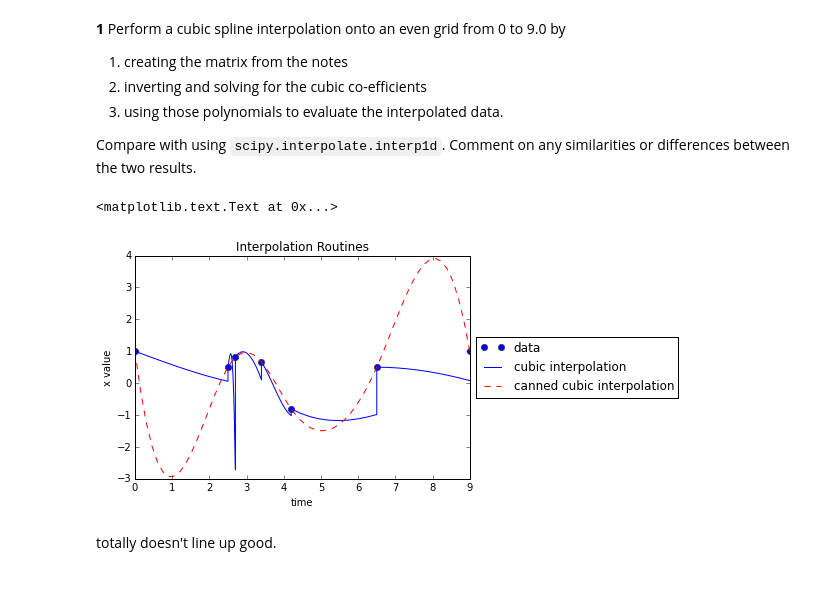
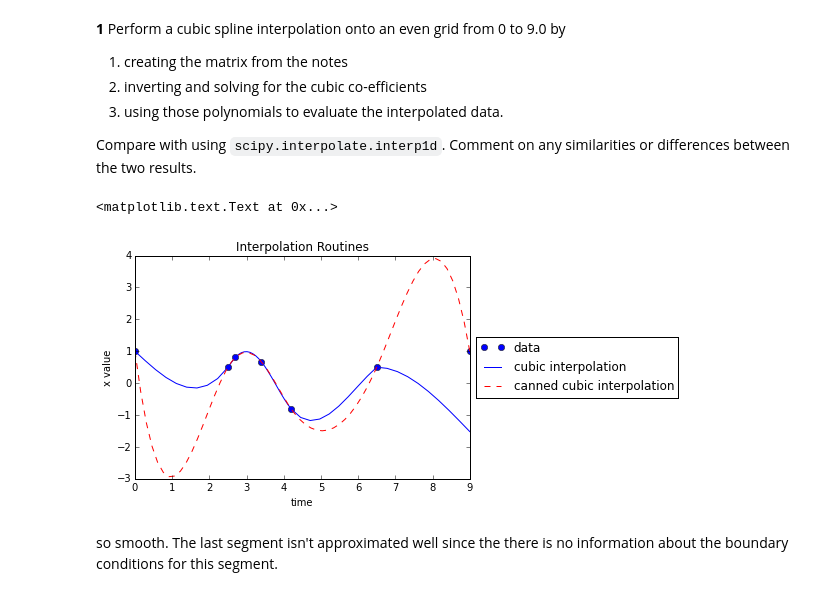
Before and after one commit to mpgriff/P411Assignments, a Jupyter notebook: p411a8-mattgriffiths.ipynb, the cells around one changed output. Cells and saved outputs as stored; diff of their text form; code cells hidden in the pictures.

```diff
--- a/p411a8-mattgriffiths.ipynb
+++ b/p411a8-mattgriffiths.ipynb
@@ -163,48 +163,57 @@ dx = np.diff(x)
 dxt = np.zeros(N+1)
 
 for i in range(0, N+1):
-    if(i==0): A[i][i] = 1.
-    elif(i==N): A[i][i] =1.
+    if(i==0):
+        A[i][i] = 1.
+        #A[i][i+1] = dt[i]
+    elif(i==N):
+        A[i][i] =1.
+        #A[i][i-1] = dt[i-1]
     else:
         A[i][i-1] = dt[i-1]
         A[i][i] = 2*(dt[i] + dt[i-1])
         A[i][i+1] = dt[i]
-        dxt[i] = dx[i]/dt[i] - dx[i-1]/dt[i-1]
+        dxt[i] = (dx[i]/dt[i]) - (dx[i-1]/dt[i-1])
 c = la.solve(A, 3*dxt)
 
 d = c*0.
 b = c*0.
 d[N-1] = -2*c[N-1]/(dt[N-1]*6)
 for i in range(0, N-1):
     d[i] = (2*c[i+1] - 2*c[i])/(6*dt[i])
     b[i] = (dx[i] - c[i]*dt[i]**2 - d[i]*dt[i]**3)/dt[i]
 
 G = np.column_stack((x, b, c, d))
-tv = np.linspace(0,1., 10)
-one = tv*1.; one.fill(1.)
-Tt = np.column_stack((one, tv, tv**2, tv**3))
+
+Tt = np.zeros(10)
+tact = []
+for i in range(0, 6):
+    tacty = np.linspace(t[i], t[i+1], 10)
+    tv = tacty - t[i]
+    tact = np.append(tact, tacty)
+    Tt = np.vstack([Tt, tv])
+tact.flatten()
+Tt = Tt[1:,:]
+
+one = np.ones(10)
+#Tt = np.column_stack((one, tv, tv**2, tv**3))
 
 xact = []
 for i in range(0, G.shape[0]-1):
-    xacty = np.dot(G[i], Tt.T)
+    tt = np.column_stack((one, Tt[i], Tt[i]**2, Tt[i]**3))
+    xacty = np.dot(G[i], tt.T)
     xact = np.append(xact, xacty)
 xact.flatten()
-
-tact = []
-for i in range(0, 6):
-    tacty = np.linspace(t[i], t[i+1], 10)
-    tact = np.append(tact, tacty)
-tact.flatten()
 
 plt.plot(t, x, 'o', label='data')
 plt.plot(tact, xact, 'b', label='cubic interpolation')
 plt.plot(t1, xcanned, 'r--', label='canned cubic interpolation')
 plt.legend(loc='center left', bbox_to_anchor=(1, 0.5))
 plt.xlabel('time')
 plt.ylabel('x value')
 plt.title('Interpolation Routines')
 # %% [output]
 <matplotlib.text.Text at 0x...>
-[figure, old version]
+[figure, new version]
-# %% [markdown]
-totally doesn't line up good.
+# %% [markdown]
+so smooth. The last segment isn't approximated well since the there is no information about the boundary conditions for this segment.
```
Also changed, not shown: parts of 3 cells of this notebook.
